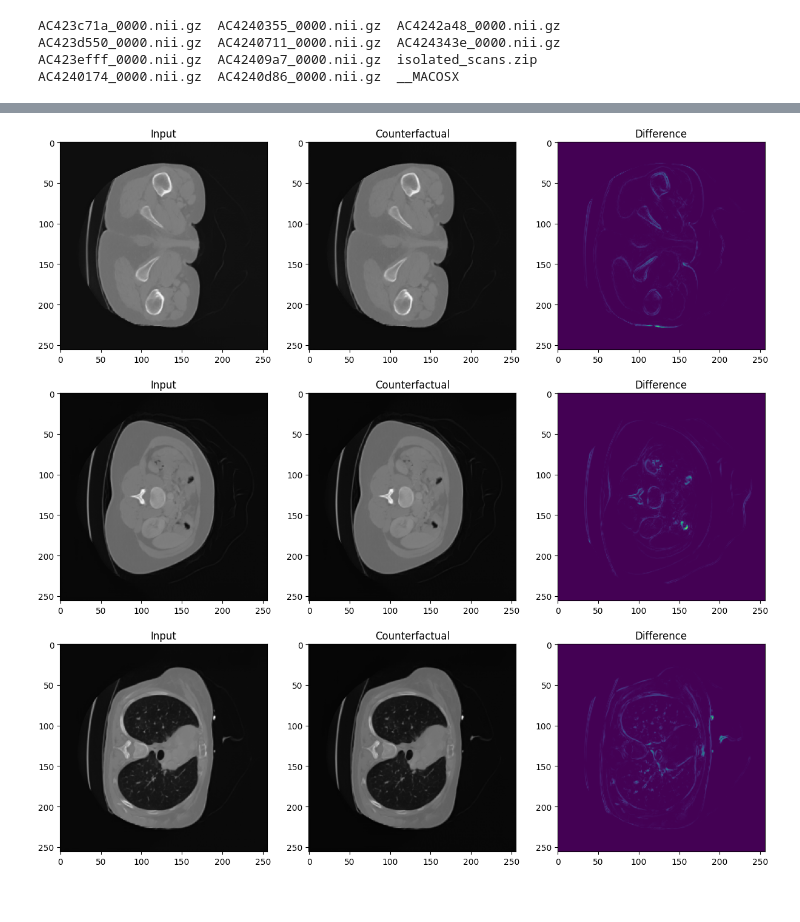
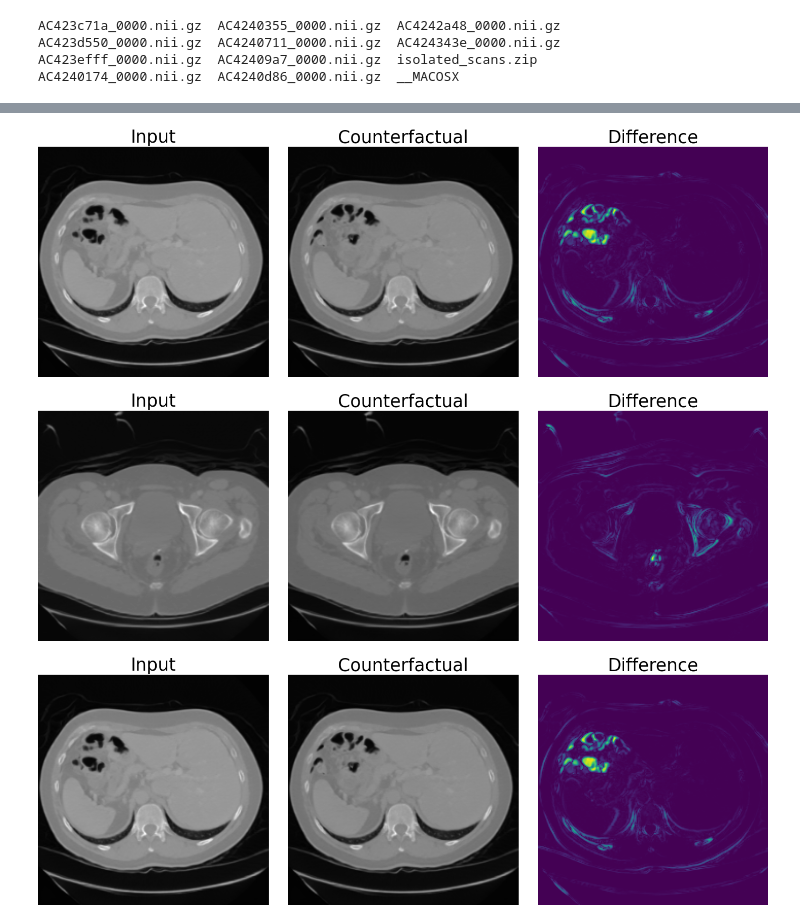
Before and after one commit to ieee8023/ct-counterfactuals, a Jupyter notebook: explain-abdominal-pain.ipynb, the cells around one changed output, grey strips where cells are left out. Drawn from its saved outputs; the diff is of its cells as text; code cells hidden in the pictures; blank space fills up the shorter version.

```diff
--- a/explain-abdominal-pain.ipynb
+++ b/explain-abdominal-pain.ipynb
@@ -87,14 +131,15 @@ attr = captum.attr.LatentShift(
     latentshift.alignment.ModelWrapper(
         model,
         target='Abdominal pain',
-        rename_model='', sigmoid=True),
-    ct_models.SliceAEFull(ae, 105,115),
+        #adjustment=lambda x: x+8,
+        rename_model='', sigmoid=False),
+    ct_models.SliceAEFull(ae, 120,130),
 )
 output = attr.attribute(img.cuda(), target=0,
-                        #fix_range=[-180000,0],
+                        #fix_range=[-1800,0],
                         return_dicts = True,
                         apply_sigmoid = False,
-                        search_max_steps = 30000,
+                        search_max_steps = 20000,
                        )[0]
 #plt.imshow(output['heatmap'][0]);
 # %% [output]
@@ -166,15 +215,15 @@ frame=   20 fps=0.0 q=-1.0 Lsize=      13kB time=00:00:00.76 bitrate= 143.4kbits
 [interactive output not drawn]
 # %%
 outputs = []
-batch_size = 15
-for i in range(0, img.shape[-1], batch_size):
+batch_size = 10
+for i in tqdm(range(0, img.shape[-1], batch_size)):
     print(f'Slices {i}-{i+batch_size}')
     attr = captum.attr.LatentShift(
         latentshift.alignment.ModelWrapper(
             model,
             target='Abdominal pain',
             #adjustment=lambda x: x+8,
-            rename_model='', sigmoid=True),
+            rename_model='', sigmoid=False),
         ct_models.SliceAEFull(ae, i, i+batch_size)
     )
     output = attr.attribute(img.cuda(), target=0,
@@ -215,5 +269,5 @@ plt.legend();
 # %%
 heatmaps = np.concatenate([o['heatmap'] for o in outputs], 3)
 # %%
-raw_diffs = np.concatenate([np.abs(o['heatmap']).sum(0).sum(0).sum(0) for o in outputs])
+raw_diffs = np.concatenate([np.abs(o['heatmap']**2).sum(0).sum(0).sum(0) for o in outputs])
 diffs = raw_diffs[raw_diffs != 0]
@@ -225,6 +278,10 @@ images_counterfactual = np.concatenate([o['generated_images'][0] for o in output
 # %%
 images_reconstruction = images_reconstruction[...,raw_diffs != 0]
 images_counterfactual = images_counterfactual[...,raw_diffs != 0]
+# %%
+images_reconstruction = [skimage.transform.rotate(img,90) for img in images_reconstruction]
+images_counterfactual = [skimage.transform.rotate(img,90) for img in images_counterfactual]
+heatmaps1 = [skimage.transform.rotate(img,90) for img in heatmaps1]
 # %%
 plt.plot(diffs);
 plt.xlabel('Slice');
@@ -290,33 +323,39 @@ plt.tight_layout()
 # %%
-idx_slice = 15
+idx_slice = 120
 fig, axs = plt.subplots(1, 3, figsize=(15, 5))  # 1 row, 3 columns
-axs[0].imshow(images_reconstruction[0,:,:,idx_slice], cmap='gray')
-axs[0].set_title('Input')
-axs[1].imshow(images_counterfactual[0,:,:,idx_slice], cmap='gray')
-axs[1].set_title('Counterfactual')
-axs[2].imshow(heatmaps1[0,:,:,idx_slice])
-axs[2].set_title('Difference');
+axs[0].imshow(images_reconstruction[0][:,:,idx_slice], cmap='gray')
+axs[0].set_title('Input', size=25)
+axs[1].imshow(images_counterfactual[0][:,:,idx_slice], cmap='gray')
+axs[1].set_title('Counterfactual', size=25)
+axs[2].imshow(heatmaps1[0][:,:,idx_slice])
+axs[2].set_title('Difference', size=25);
+[axs[i].axis('off') for i in range(len(axs))]
+plt.tight_layout()
 # %% [output]
-[figure, old version]
+[figure, new version]
 # %%
-idx_slice = 100
+idx_slice = 25
 fig, axs = plt.subplots(1, 3, figsize=(15, 5))  # 1 row, 3 columns
-axs[0].imshow(images_reconstruction[0,:,:,idx_slice], cmap='gray')
-axs[0].set_title('Input')
-axs[1].imshow(images_counterfactual[0,:,:,idx_slice], cmap='gray')
-axs[1].set_title('Counterfactual')
-axs[2].imshow(heatmaps1[0,:,:,idx_slice])
-axs[2].set_title('Difference');
+axs[0].imshow(images_reconstruction[0][:,:,idx_slice], cmap='gray')
+axs[0].set_title('Input', size=25)
+axs[1].imshow(images_counterfactual[0][:,:,idx_slice], cmap='gray')
+axs[1].set_title('Counterfactual', size=25)
+axs[2].imshow(heatmaps1[0][:,:,idx_slice])
+axs[2].set_title('Difference', size=25);
+[axs[i].axis('off') for i in range(len(axs))]
+plt.tight_layout()
 # %% [output]
-[figure, old version]
+[figure, new version]
 # %%
-idx_slice = 145
+idx_slice = 120
 fig, axs = plt.subplots(1, 3, figsize=(15, 5))  # 1 row, 3 columns
-axs[0].imshow(images_reconstruction[0,:,:,idx_slice], cmap='gray')
-axs[0].set_title('Input')
-axs[1].imshow(images_counterfactual[0,:,:,idx_slice], cmap='gray')
-axs[1].set_title('Counterfactual')
-axs[2].imshow(heatmaps1[0,:,:,idx_slice])
-axs[2].set_title('Difference');
+axs[0].imshow(images_reconstruction[0][:,:,idx_slice], cmap='gray')
+axs[0].set_title('Input', size=25)
+axs[1].imshow(images_counterfactual[0][:,:,idx_slice], cmap='gray')
+axs[1].set_title('Counterfactual', size=25)
+axs[2].imshow(heatmaps1[0][:,:,idx_slice])
+axs[2].set_title('Difference', size=25);
+[axs[i].axis('off') for i in range(len(axs))]
+plt.tight_layout()
 # %% [output]
-[figure, old version]
+[figure, new version]
```
Also changed, not shown: parts of 36 cells of this notebook, 3 other files.
